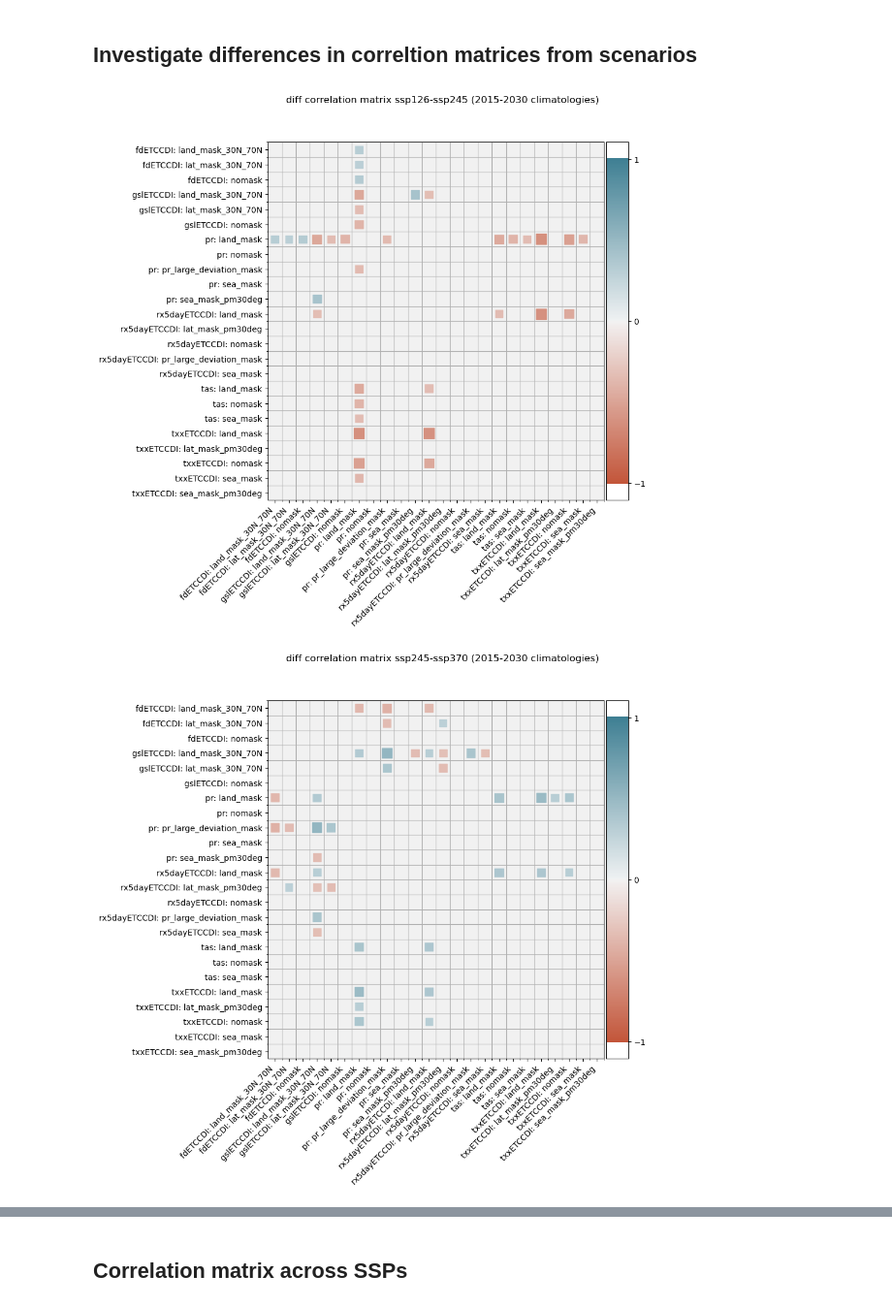
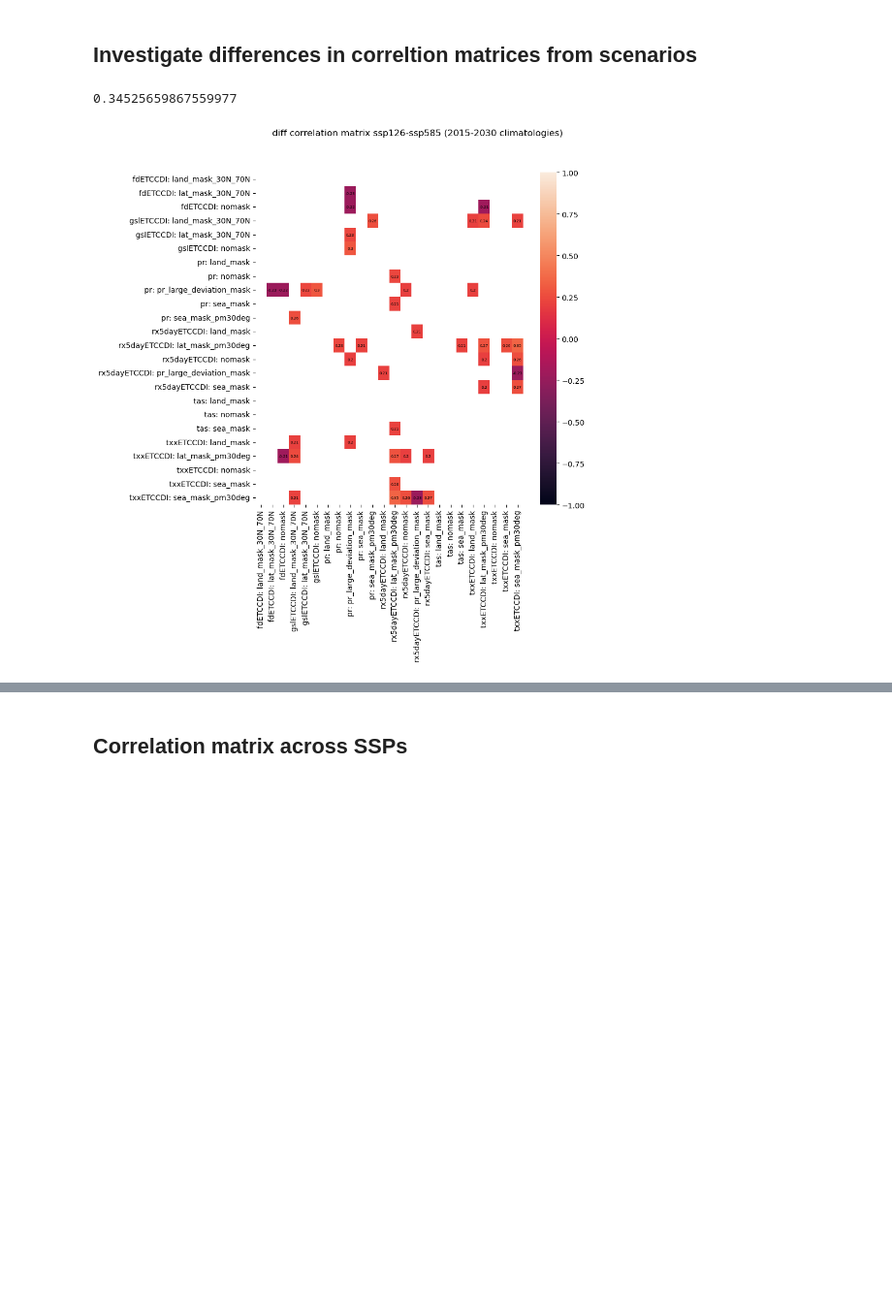
Before and after one commit to Johannesfjeldsaa/Masterthesis_S23, a Jupyter notebook: 06b - ANOVA to detect non-baseline mask and variable configurations with early signals of ACC.ipynb, the cells around one changed output, grey strips where cells are left out. Shown at 97% size. Drawn from its saved outputs; the diff is of its cells as text; code cells hidden in the pictures; blank space fills up the shorter version.

```diff
--- a/06b - ANOVA to detect non-baseline mask and variable configurations with early signals of ACC.ipynb
+++ b/06b - ANOVA to detect non-baseline mask and variable configurations with early signals of ACC.ipynb
@@ -44,7 +44,7 @@ def extract_realisation_number(file_name):
 # %%
 main_data_dir = '/nird/home/johannef/Masterthesis_S23 DataFiles/AnnualGlobalClimatologies'
 mask_names = file_handler.get_all_filenames_in_dir(main_data_dir)
-SSPs = ['ssp126', 'ssp245', 'ssp370', 'ssp585']
+SSPs = ['ssp126', 'ssp585']
 data_frames = {scenario: {} for scenario in SSPs}
 
 columns = []
@@ -104,22 +102,23 @@ for scenario in SSPs:
 # %%
 used_combinations = []
 for scenario in SSPs:
     other_scenarios = [item for item in SSPs if item != scenario]
 
     for other_scenario in other_scenarios:
         combination = tuple(sorted([scenario, other_scenario]))
 
         if combination not in used_combinations:
             diff = correlatin_matrices[scenario] - correlatin_matrices[other_scenario]
             max_diff = np.max(np.abs(diff))
 
-            if max_diff >= 0.5:
-                filtered_diff = diff.mask(np.abs(diff) < 0.3)
+            if max_diff >= 0.3:
+                print(max_diff)
+                filtered_diff = diff.mask(np.abs(diff) < 0.2)
                 fig = plt.figure(figsize=(8, 8))
                 fig.suptitle(f'diff correlation matrix {scenario}-{other_scenario} (2015-2030 climatologies)')
-                corrplot(filtered_diff, size_scale=265)
+                sns.heatmap(filtered_diff,vmin=-1, vmax=1, annot=True, annot_kws={'fontsize': 5, 'color': 'black'})
                 plt.show()
             used_combinations.append(combination)
 # %% [output]
+0.34525659867559977
-[figure, old version]
+[figure, new version]
-[figure, removed]
```
Also changed, not shown: parts of 18 cells of this notebook, 3 other files.
